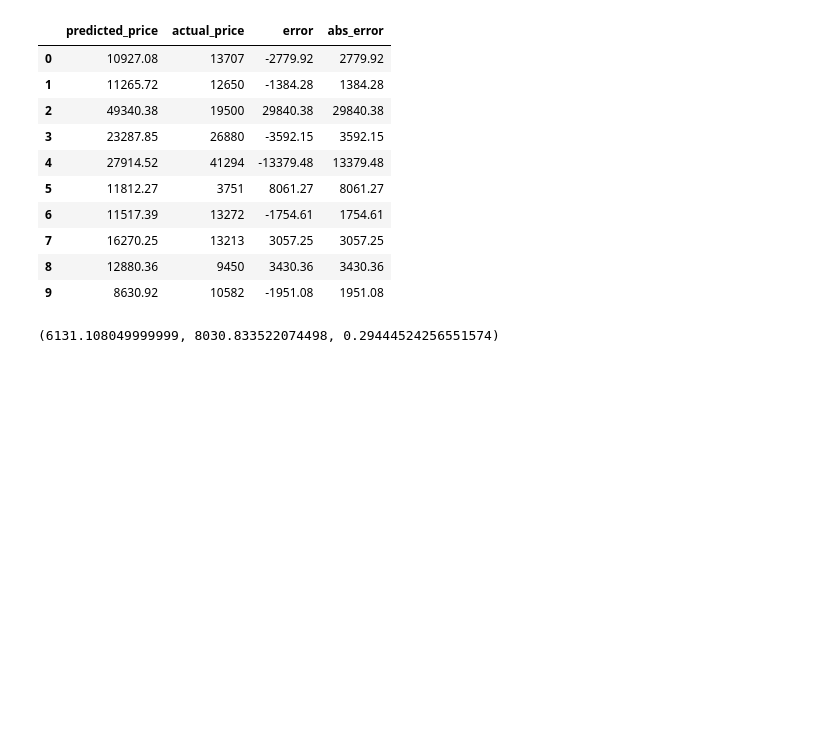
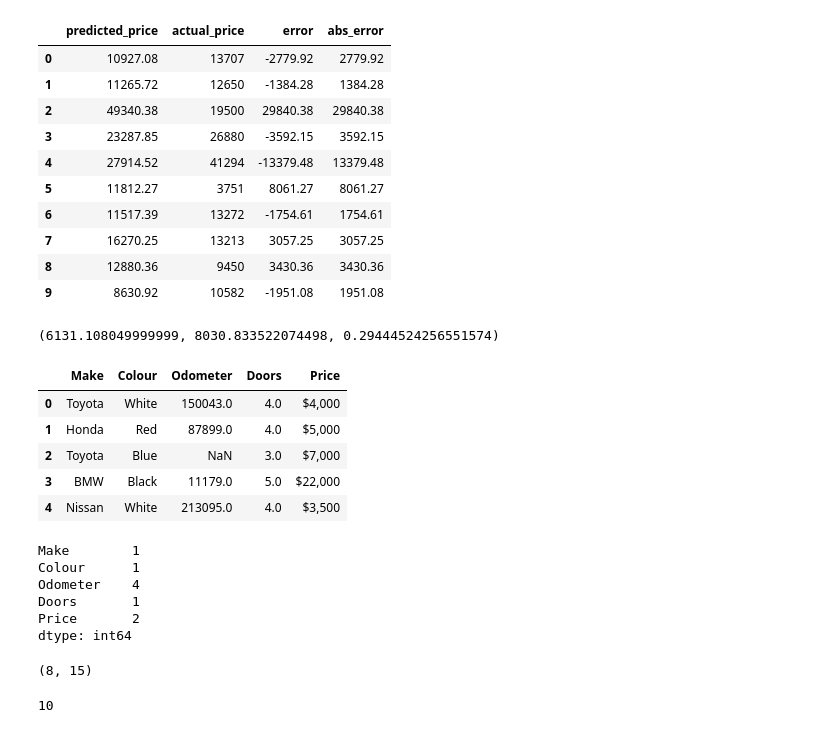
Before and after one commit to LukeOpany/sci-kit, a Jupyter notebook: sci-kit.ipynb, the cells around one changed output. Cells and saved outputs as stored; diff of their text form; code cells hidden in the pictures; blank space fills up the shorter version.

```diff
--- a/sci-kit.ipynb
+++ b/sci-kit.ipynb
@@ -196,3 +180,22 @@ r2 = r2_score(y_test, y_preds)
 mae, rmse, r2
 # %% [output]
 (6131.108049999999, 8030.833522074498, 0.29444524256551574)
+# %%
+car_sales_missing = pd.read_csv('/Users/lukeopany/Desktop/Machine Learning Projects/scikit-learn-data/car-sales-missing-data.csv')
+car_sales_missing.head()
+# %% [output]
+|  | Make | Colour | Odometer | Doors | Price |
+| 0 | Toyota | White | 150043.0 | 4.0 | $4,000 |
+| 1 | Honda | Red | 87899.0 | 4.0 | $5,000 |
+| 2 | Toyota | Blue | NaN | 3.0 | $7,000 |
+| 3 | BMW | Black | 11179.0 | 5.0 | $22,000 |
+| 4 | Nissan | White | 213095.0 | 4.0 | $3,500 |
+# %%
+car_sales_missing.isna().sum()
+# %% [output]
+Make        1
+Colour      1
+Odometer    4
+Doors       1
+Price       2
+dtype: int64
@@ -198,0 +228,8 @@ mae, rmse, r2
+# %%
+X_transformed.shape
+# %% [output]
+(8, 15)
+# %%
+len(car_sales_missing)
+# %% [output]
+10
```
Also changed, not shown: parts of 2 cells of this notebook.
